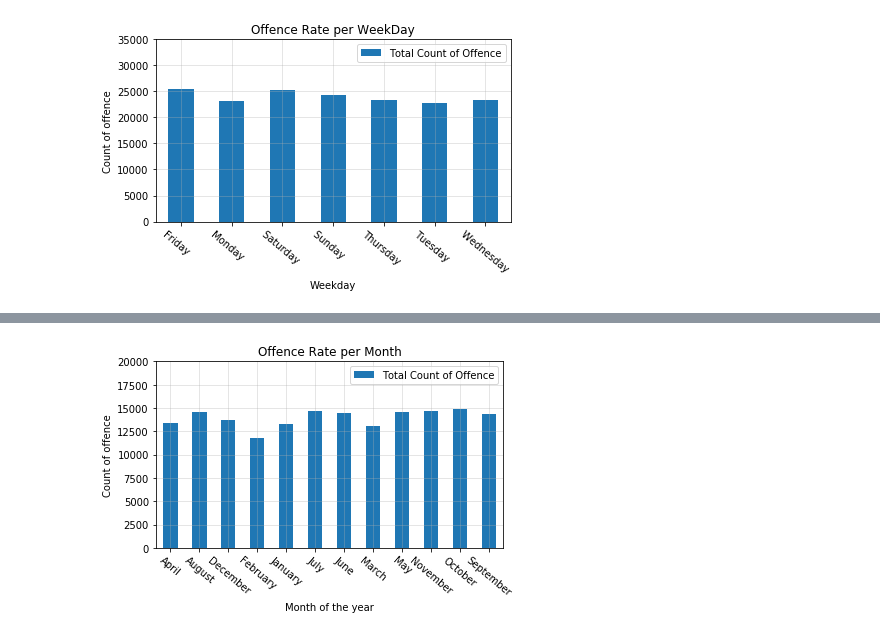
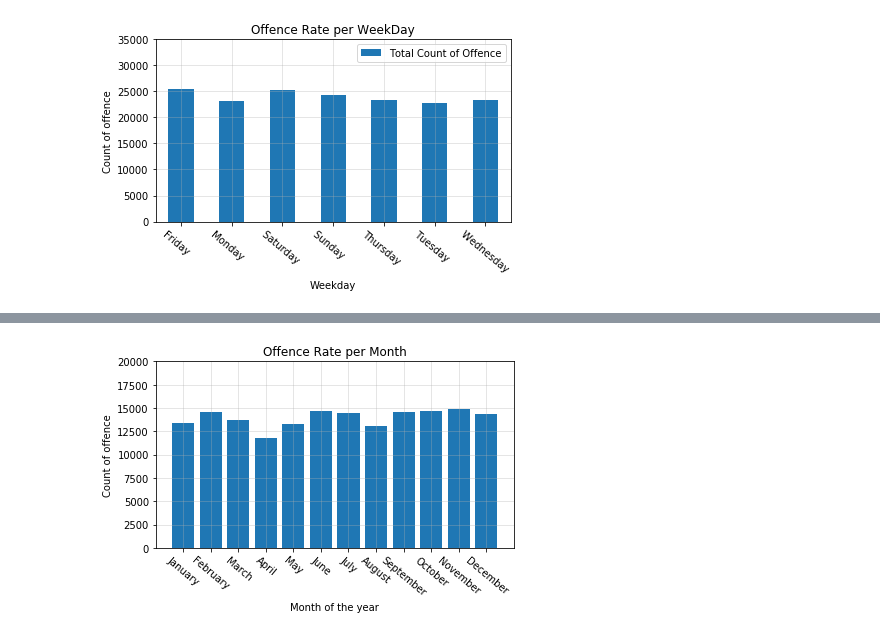
Before and after one commit to NitinMadaan/TDOT-Project, a Jupyter notebook: Project1.ipynb, the cells around one changed output, grey strips where cells are left out. Cells and saved outputs as stored; diff of their text form; code cells hidden in the pictures.

```diff
--- a/Project1.ipynb
+++ b/Project1.ipynb
@@ -249,15 +215,15 @@ OffenceByMonth_data
 # %%
-#Plot the Bar graph for Total offence by Month of the year
-
-OffenceByMonth_data.plot.bar()
+#Plot the Bar graph for Crime Rate by Month of the year
+month=["January","February","March","April","May","June","July","August","September","October","November","December"]
+plt.bar(month,CountByMonth)
 
 # Orient widths. Add labels, tick marks, etc.
 plt.title("Offence Rate per Month")
 plt.xlabel("Month of the year")
 plt.ylabel("Count of offence")
 plt.ylim(0,20000)
 plt.xticks(rotation=-40)
 plt.grid(alpha = .4)
 plt.tight_layout()
 # %% [output]
-[figure, old version]
+[figure, new version]
```
Also changed, not shown: parts of 22 cells of this notebook, 2 other files.
